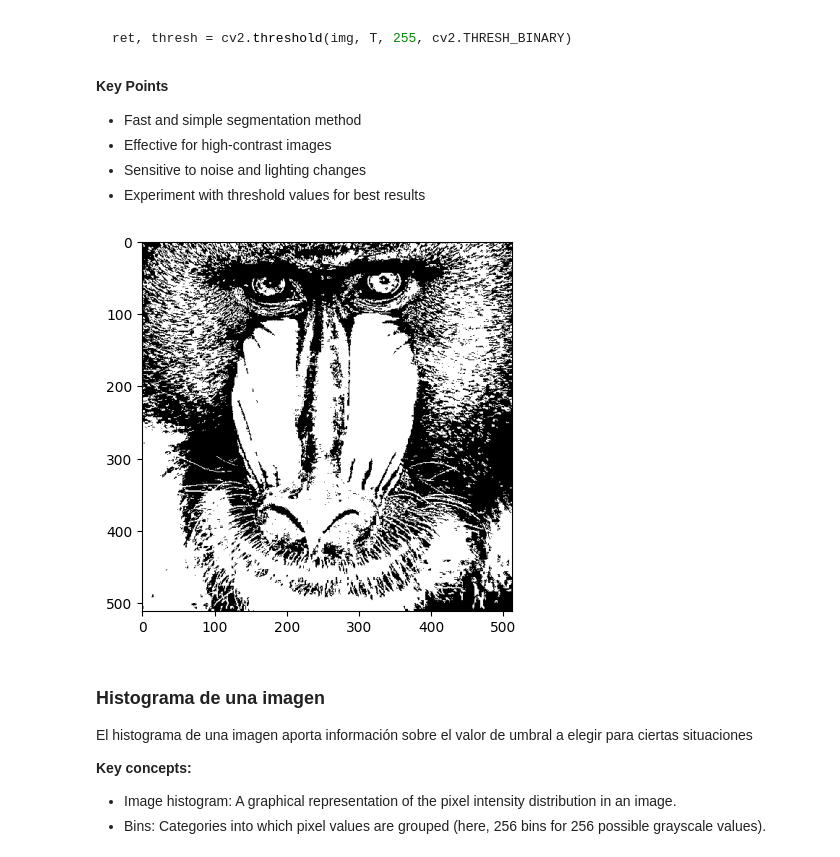
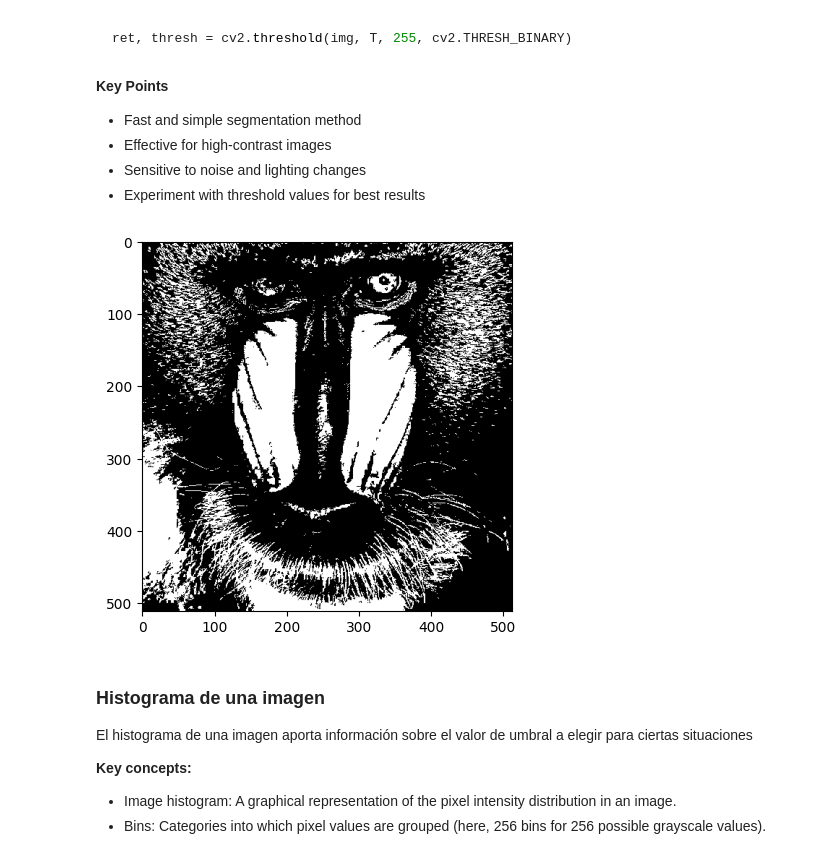
Before and after one commit to gitfrandu4/40982-VC, a Jupyter notebook: P2/VC_P2.ipynb, the cells around one changed output. Cells and saved outputs as stored; diff of their text form; code cells hidden in the pictures.

```diff
--- a/P2/VC_P2.ipynb
+++ b/P2/VC_P2.ipynb
@@ -374,16 +415,16 @@ ret, thresh = cv2.threshold(img, T, 255, cv2.THRESH_BINARY)
 - Experiment with threshold values for best results
 # %%
 # Define threshold value
-threshold = 120 # Try other values
+threshold = 150 # Try other values
 
 # Get thresholded image for the defined value
 res, thresholded_image = cv2.threshold(gris, threshold, 255, cv2.THRESH_BINARY)
 
 # Show result
 plt.imshow(thresholded_image, cmap='gray') # Visualize with grayscale color map
 plt.show()
 # %% [output]
-[figure, old version]
+[figure, new version]
 # %% [markdown]
 ### Histograma de una imagen
 
```
Also changed, not shown: parts of 11 cells of this notebook, 1 other file.
